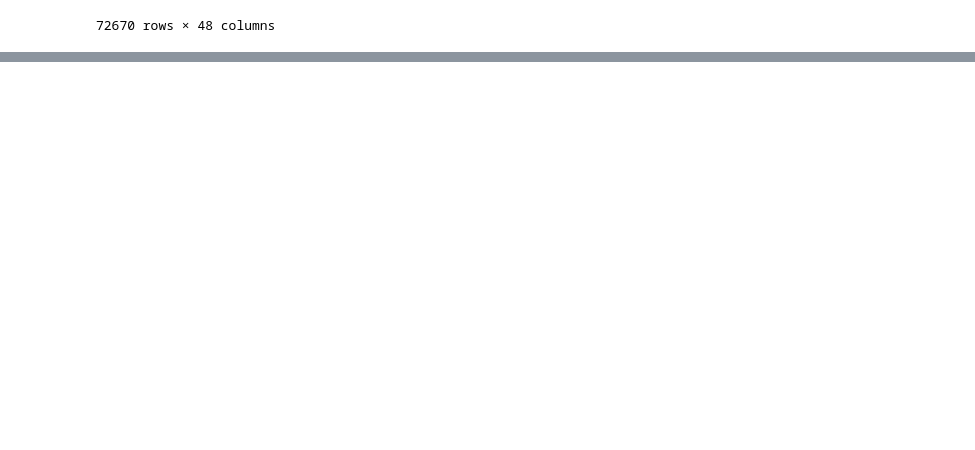
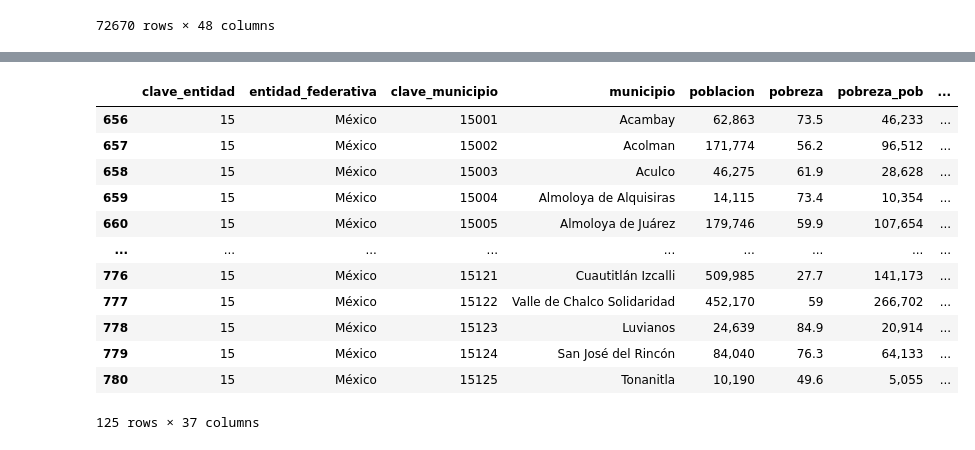
Before and after one commit to JCastilloD/Project-1-Bootcamp, a Jupyter notebook: Data_Retrieval/Google_Data.ipynb, the cells around one changed output, grey strips where cells are left out. Saved outputs shown, nothing was run; the diff lists cells and outputs as text; code cells hidden in the pictures; blank space fills up the shorter version.

```diff
--- a/Data_Retrieval/Google_Data.ipynb
+++ b/Data_Retrieval/Google_Data.ipynb
@@ -277,3 +170,8 @@ fig.add_layer(heat_layer2)
 fig
 # %% [output]
 [interactive output not drawn]
+# %%
+Municipal_df = pd.read_csv("Resources/municipalpoverty.csv")
+display(Municipal_df)
+
+Municipal_df["entidad_federativa"].unique()
@@ -279,0 +199,19 @@ fig
+# %%
+EdoMex_df = Municipal_df.loc[Municipal_df["entidad_federativa"]=="México"]
+#locations_Micro = Micro_df[["Latitud", "Longitud"]]
+
+EdoMex_df
+# %% [output]
+|  | clave_entidad | entidad_federativa | clave_municipio | municipio | poblacion | pobreza | pobreza_pob | ... |
+| 656 | 15 | México | 15001 | Acambay | 62,863 | 73.5 | 46,233 | ... |
+| 657 | 15 | México | 15002 | Acolman | 171,774 | 56.2 | 96,512 | ... |
+| 658 | 15 | México | 15003 | Aculco | 46,275 | 61.9 | 28,628 | ... |
+| 659 | 15 | México | 15004 | Almoloya de Alquisiras | 14,115 | 73.4 | 10,354 | ... |
+| 660 | 15 | México | 15005 | Almoloya de Juárez | 179,746 | 59.9 | 107,654 | ... |
+| ... | ... | ... | ... | ... | ... | ... | ... | ... |
+| 776 | 15 | México | 15121 | Cuautitlán Izcalli | 509,985 | 27.7 | 141,173 | ... |
+| 777 | 15 | México | 15122 | Valle de Chalco Solidaridad | 452,170 | 59 | 266,702 | ... |
+| 778 | 15 | México | 15123 | Luvianos | 24,639 | 84.9 | 20,914 | ... |
+| 779 | 15 | México | 15124 | San José del Rincón | 84,040 | 76.3 | 64,133 | ... |
+| 780 | 15 | México | 15125 | Tonanitla | 10,190 | 49.6 | 5,055 | ... |
+125 rows × 37 columns
```
Also changed, not shown: parts of 11 cells of this notebook, 17 other files.
